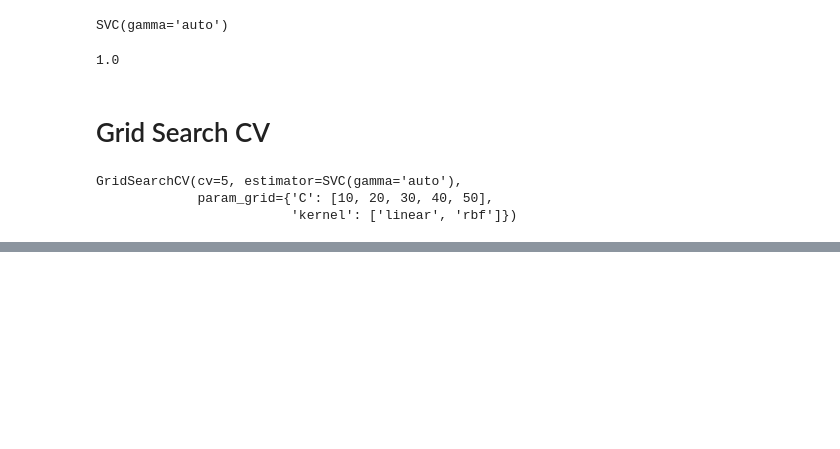
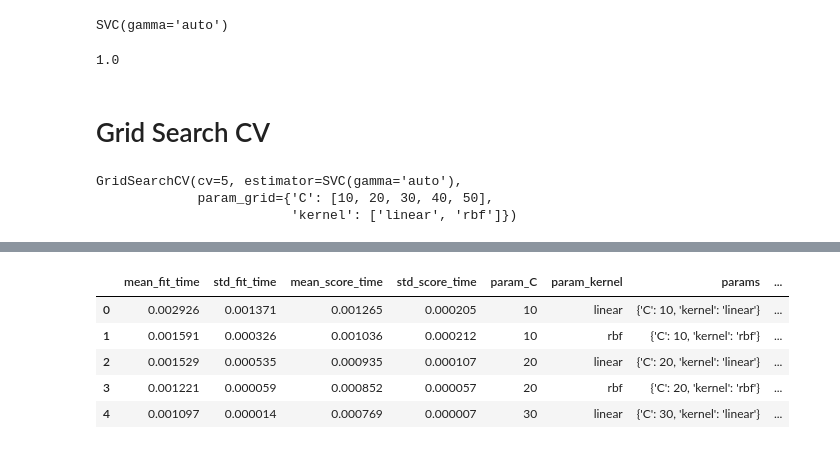
Before and after one commit to laxmansharma1811/ML_Projects, a Jupyter notebook: grid_search_cv.ipynb, the cells around one changed output, grey strips where cells are left out. Drawn from its saved outputs; the diff is of its cells as text; code cells hidden in the pictures; blank space fills up the shorter version.

```diff
--- a/grid_search_cv.ipynb
+++ b/grid_search_cv.ipynb
@@ -66,0 +87,10 @@ GridSearchCV(cv=5, estimator=SVC(gamma='auto'),
+# %%
+results = pd.DataFrame(classifiers.cv_results_)
+results.head()
+# %% [output]
+|  | mean_fit_time | std_fit_time | mean_score_time | std_score_time | param_C | param_kernel | params | ... |
+| 0 | 0.002926 | 0.001371 | 0.001265 | 0.000205 | 10 | linear | {'C': 10, 'kernel': 'linear'} | ... |
+| 1 | 0.001591 | 0.000326 | 0.001036 | 0.000212 | 10 | rbf | {'C': 10, 'kernel': 'rbf'} | ... |
+| 2 | 0.001529 | 0.000535 | 0.000935 | 0.000107 | 20 | linear | {'C': 20, 'kernel': 'linear'} | ... |
+| 3 | 0.001221 | 0.000059 | 0.000852 | 0.000057 | 20 | rbf | {'C': 20, 'kernel': 'rbf'} | ... |
+| 4 | 0.001097 | 0.000014 | 0.000769 | 0.000007 | 30 | linear | {'C': 30, 'kernel': 'linear'} | ... |
```
Also changed, not shown: parts of 1 cell of this notebook.
